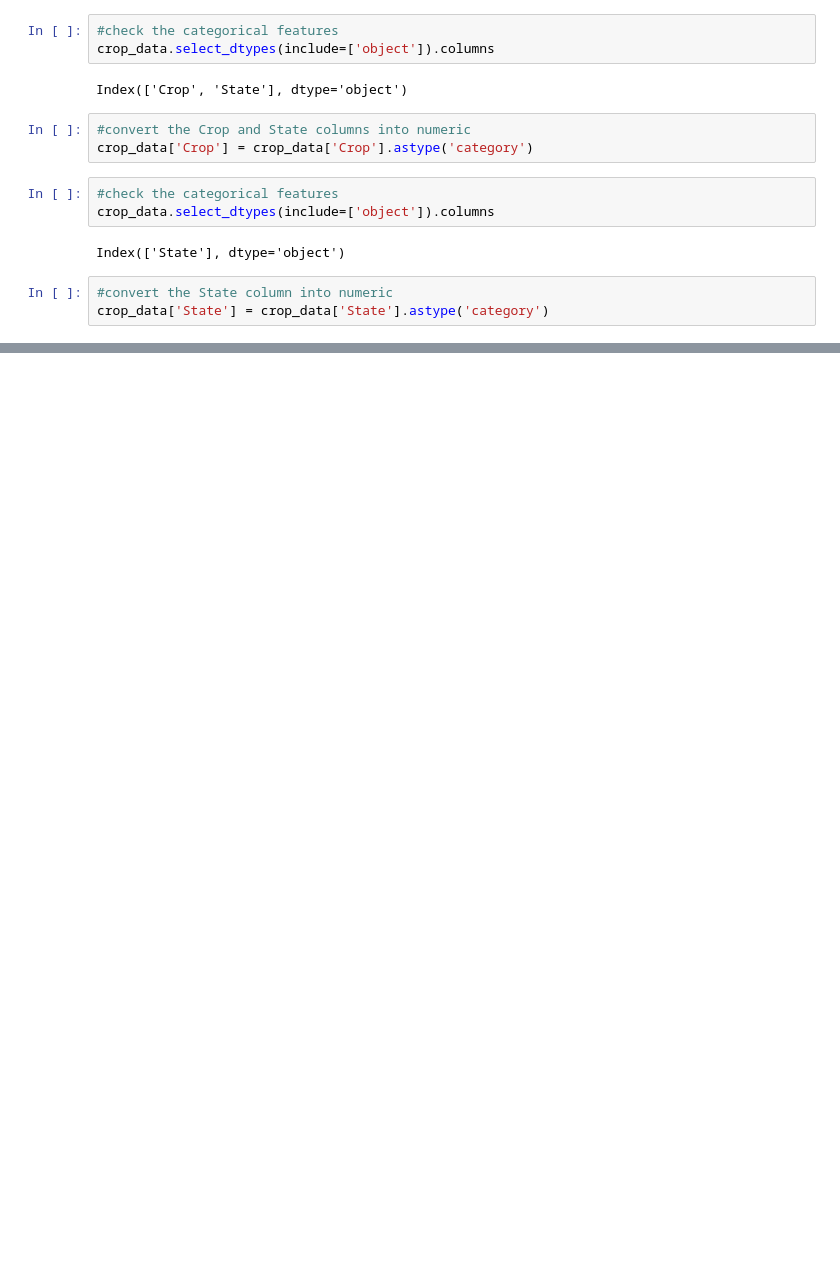
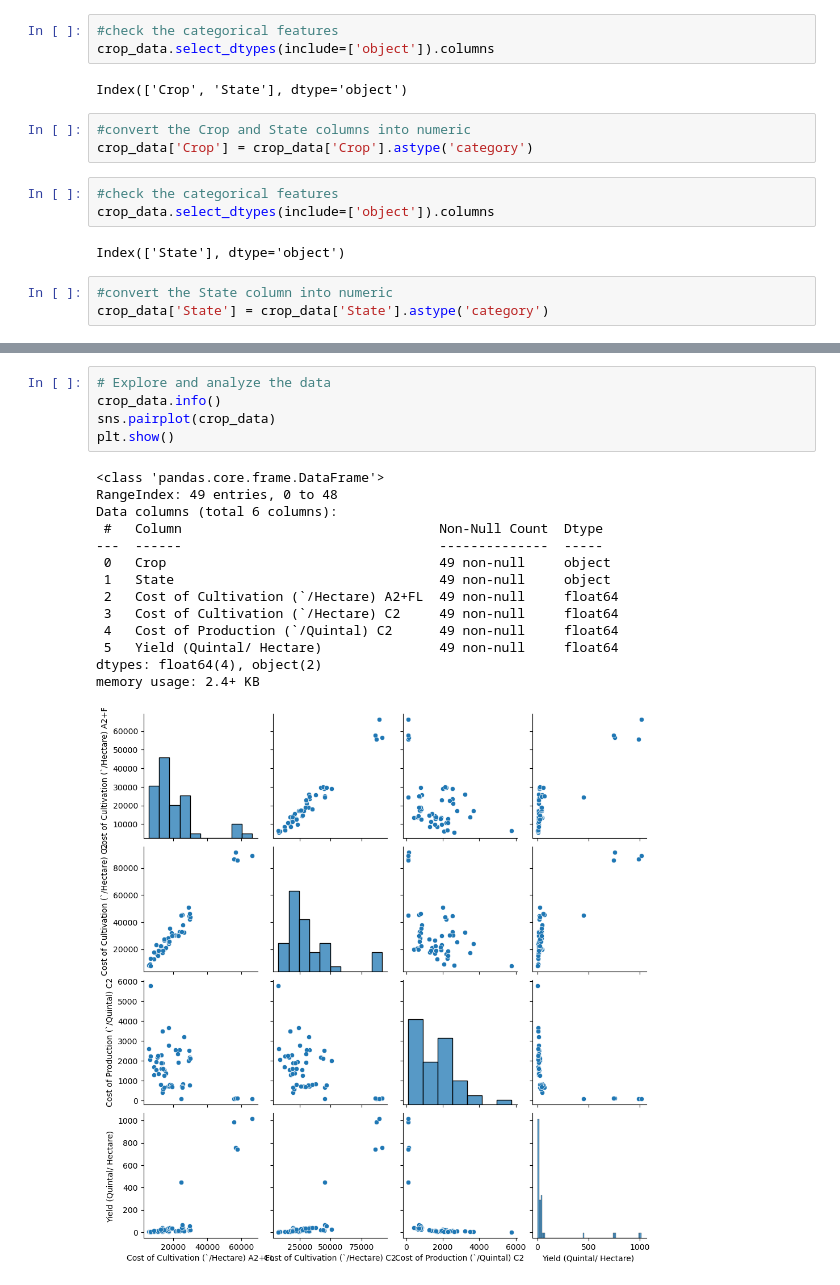
Before and after one commit to Kiash254/Deep-Learning-projects, a Jupyter notebook: crop_detection/crop.ipynb, the cells around one changed output, grey strips where cells are left out. Cells and saved outputs as stored; diff of their text form; blank space fills up the shorter version.

Commit message:
added  crop model using linear project

```diff
--- a/crop_detection/crop.ipynb
+++ b/crop_detection/crop.ipynb
@@ -89,0 +92,20 @@ crop_data.select_dtypes(include=['object']).columns
+# %%
+# Explore and analyze the data
+crop_data.info()
+sns.pairplot(crop_data)
+plt.show()
+# %% [output]
+<class 'pandas.core.frame.DataFrame'>
+RangeIndex: 49 entries, 0 to 48
+Data columns (total 6 columns):
+ #   Column                                 Non-Null Count  Dtype
+---  ------                                 --------------  -----
+ 0   Crop                                   49 non-null     object
+ 1   State                                  49 non-null     object
+ 2   Cost of Cultivation (`/Hectare) A2+FL  49 non-null     float64
+ 3   Cost of Cultivation (`/Hectare) C2     49 non-null     float64
+ 4   Cost of Production (`/Quintal) C2      49 non-null     float64
+ 5   Yield (Quintal/ Hectare)               49 non-null     float64
+dtypes: float64(4), object(2)
+memory usage: 2.4+ KB
+[figure, added]
```
Also changed, not shown: parts of 20 cells of this notebook, 1 other file.
